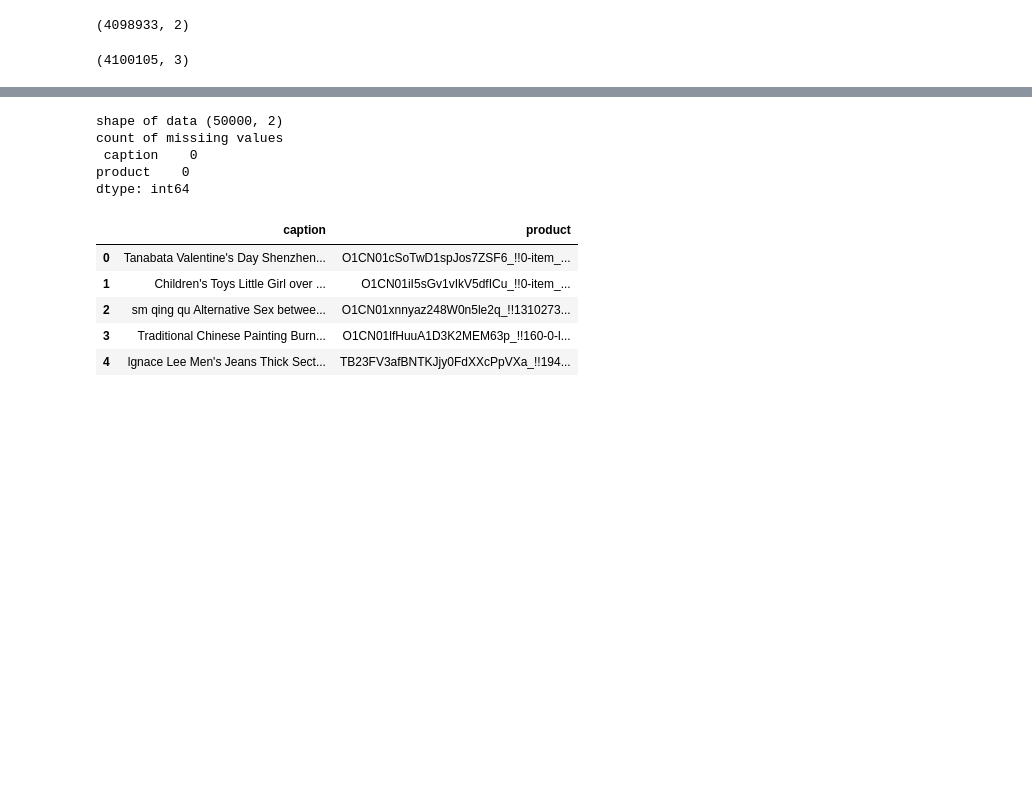
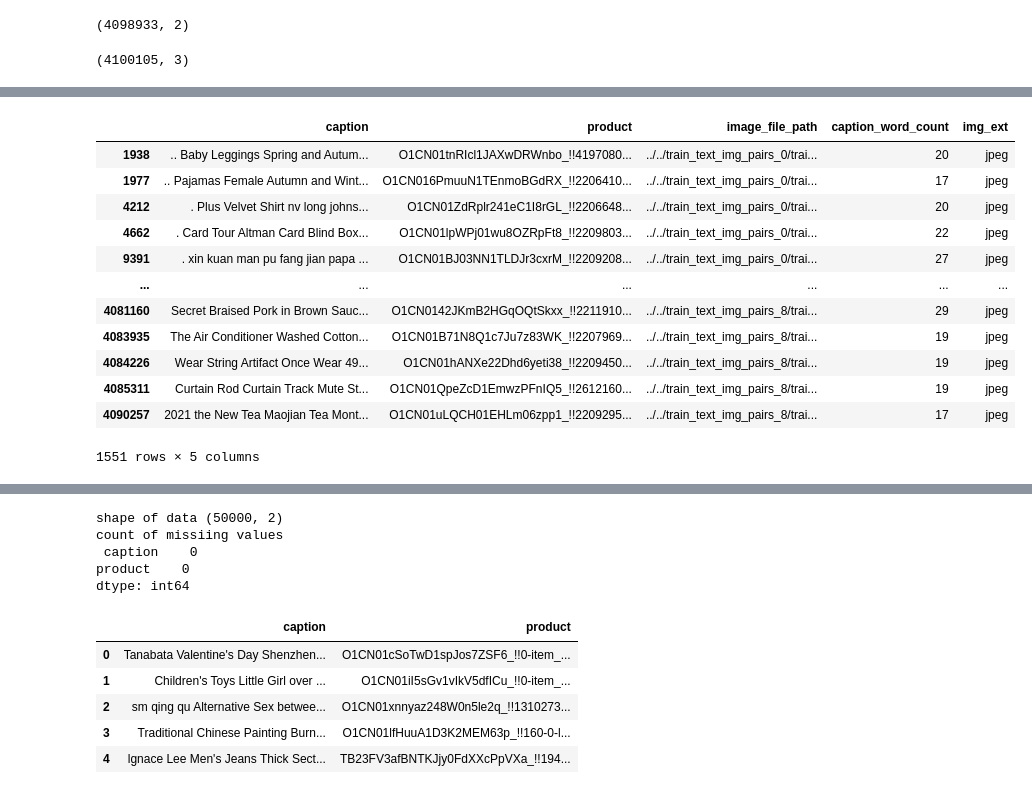
Before and after one commit to poipiii/aliproduct_challenge_cvpr2022, a Jupyter notebook: eda/aliproduct_cvpr_eda_2022.ipynb, the cells around one changed output, grey strips where cells are left out. Saved outputs shown, nothing was run; the diff lists cells and outputs as text; code cells hidden in the pictures; blank space fills up the shorter version.

Commit message:
added eda code and image has checker

```diff
--- a/eda/aliproduct_cvpr_eda_2022.ipynb
+++ b/eda/aliproduct_cvpr_eda_2022.ipynb
@@ -75,0 +77,2 @@ dtype: int64
+# %%
+image_df["caption_word_count"] = image_df["caption"].str.split(" ").str.len()
@@ -82,0 +108,19 @@ dtype: int64
+# %%
+image_df["img_ext"] = image_df["product"].str.slice(-4)
+image_df["img_ext"] = image_df["img_ext"].str.strip(".")
+# %%
+image_df[image_df["img_ext"]=="jpeg"]
+# %% [output]
+|  | caption | product | image_file_path | caption_word_count | img_ext |
+| 1938 | .. Baby Leggings Spring and Autum... | O1CN01tnRIcl1JAXwDRWnbo_!!4197080... | ../../train_text_img_pairs_0/trai... | 20 | jpeg |
+| 1977 | .. Pajamas Female Autumn and Wint... | O1CN016PmuuN1TEnmoBGdRX_!!2206410... | ../../train_text_img_pairs_0/trai... | 17 | jpeg |
+| 4212 | . Plus Velvet Shirt nv long johns... | O1CN01ZdRplr241eC1I8rGL_!!2206648... | ../../train_text_img_pairs_0/trai... | 20 | jpeg |
+| 4662 | . Card Tour Altman Card Blind Box... | O1CN01lpWPj01wu8OZRpFt8_!!2209803... | ../../train_text_img_pairs_0/trai... | 22 | jpeg |
+| 9391 | . xin kuan man pu fang jian papa ... | O1CN01BJ03NN1TLDJr3cxrM_!!2209208... | ../../train_text_img_pairs_0/trai... | 27 | jpeg |
+| ... | ... | ... | ... | ... | ... |
+| 4081160 | Secret Braised Pork in Brown Sauc... | O1CN0142JKmB2HGqOQtSkxx_!!2211910... | ../../train_text_img_pairs_8/trai... | 29 | jpeg |
+| 4083935 | The Air Conditioner Washed Cotton... | O1CN01B71N8Q1c7Ju7z83WK_!!2207969... | ../../train_text_img_pairs_8/trai... | 19 | jpeg |
+| 4084226 | Wear String Artifact Once Wear 49... | O1CN01hANXe22Dhd6yeti38_!!2209450... | ../../train_text_img_pairs_8/trai... | 19 | jpeg |
+| 4085311 | Curtain Rod Curtain Track Mute St... | O1CN01QpeZcD1EmwzPFnIQ5_!!2612160... | ../../train_text_img_pairs_8/trai... | 19 | jpeg |
+| 4090257 | 2021 the New Tea Maojian Tea Mont... | O1CN01uLQCH01EHLm06zpp1_!!2209295... | ../../train_text_img_pairs_8/trai... | 17 | jpeg |
+1551 rows × 5 columns
```
Also changed, not shown: parts of 16 cells of this notebook, 13 other files.
